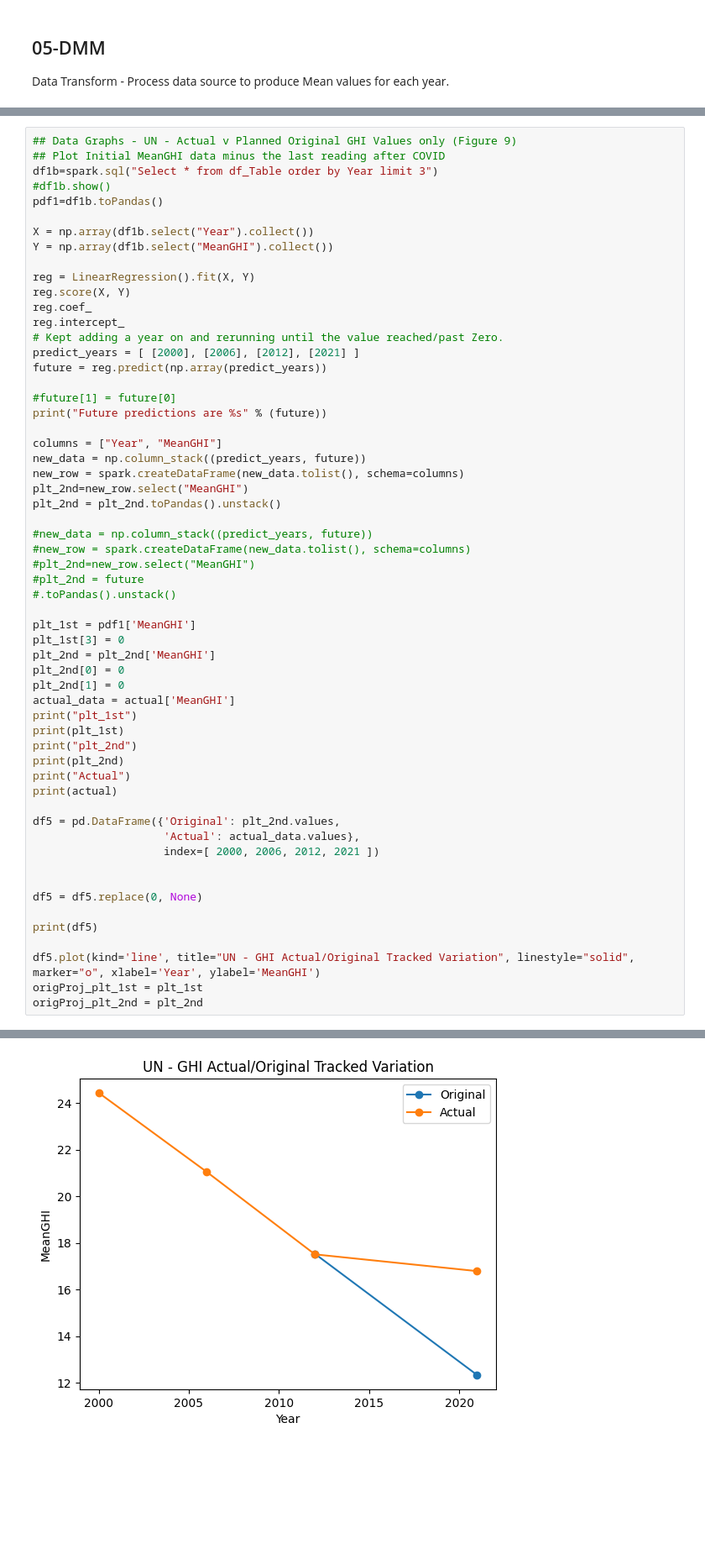
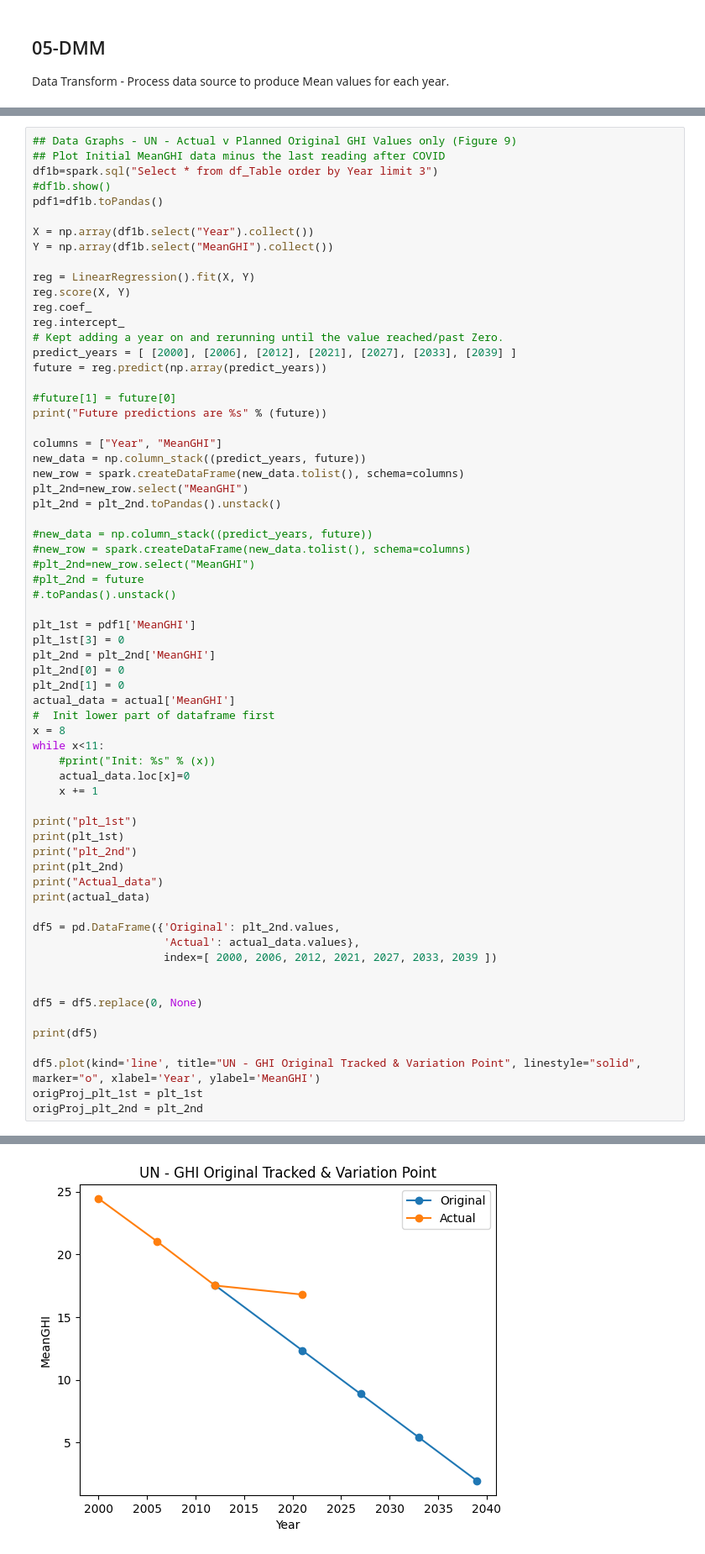
Before and after one commit to silonetapps/INFOSYS722-I4-BDAS, a Jupyter notebook: Iteration 4 BDAS.ipynb, the cells around one changed output, grey strips where cells are left out. Shown at 84% size. Cells and saved outputs as stored; diff of their text form; blank space fills up the shorter version.

Commit message:
Final graph cut working commit

```diff
--- a/Iteration 4 BDAS.ipynb
+++ b/Iteration 4 BDAS.ipynb
@@ -234,7 +235,7 @@ reg.score(X, Y)
 reg.coef_
 reg.intercept_
 # Kept adding a year on and rerunning until the value reached/past Zero.
-predict_years = [ [2000], [2006], [2012], [2021] ]
+predict_years = [ [2000], [2006], [2012], [2021], [2027], [2033], [2039] ]
 future = reg.predict(np.array(predict_years))
 
 #future[1] = future[0]
@@ -258,23 +259,30 @@ plt_2nd = plt_2nd['MeanGHI']
 plt_2nd[0] = 0
 plt_2nd[1] = 0
 actual_data = actual['MeanGHI']
+#  Init lower part of dataframe first
+x = 8
+while x<11:
+    #print("Init: %s" % (x))
+    actual_data.loc[x]=0
+    x += 1
+
 print("plt_1st")
 print(plt_1st)
 print("plt_2nd")
 print(plt_2nd)
-print("Actual")
-print(actual)
+print("Actual_data")
+print(actual_data)
 
 df5 = pd.DataFrame({'Original': plt_2nd.values,
                     'Actual': actual_data.values},
-                    index=[ 2000, 2006, 2012, 2021 ])
+                    index=[ 2000, 2006, 2012, 2021, 2027, 2033, 2039 ])
 
 
 df5 = df5.replace(0, None)
 
 print(df5)
 
-df5.plot(kind='line', title="UN - GHI Actual/Original Tracked Variation", linestyle="solid", marker="o", xlabel='Year', ylabel='MeanGHI')
+df5.plot(kind='line', title="UN - GHI Original Tracked & Variation Point", linestyle="solid", marker="o", xlabel='Year', ylabel='MeanGHI')
 origProj_plt_1st = plt_1st
 origProj_plt_2nd = plt_2nd
 # %% [output]
@@ -298,4 +306,4 @@ plt_2nd
-[figure, old version]
+[figure, new version]
 # %%
 ## Data Graphs - UN - Actual v Planned Trend line GHI Prediction (Figure ?)
 ## Plot Initial MeanGHI data minus the last reading after COVID
```
Also changed, not shown: parts of 3 cells of this notebook.
